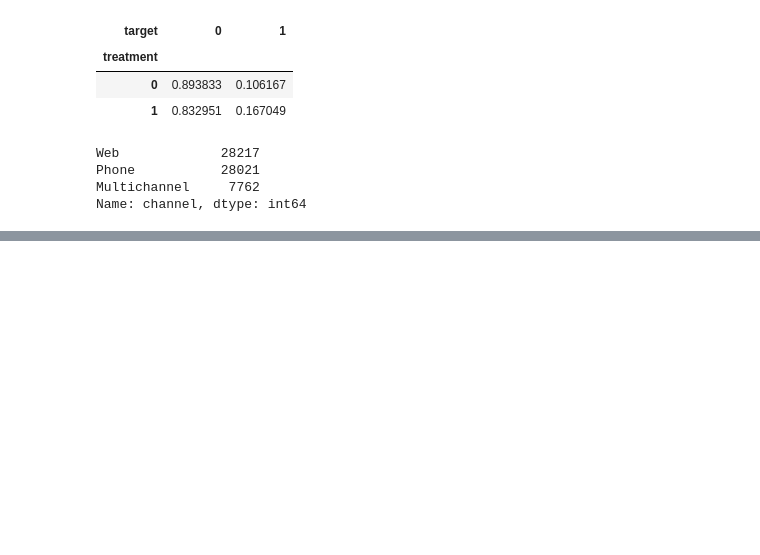
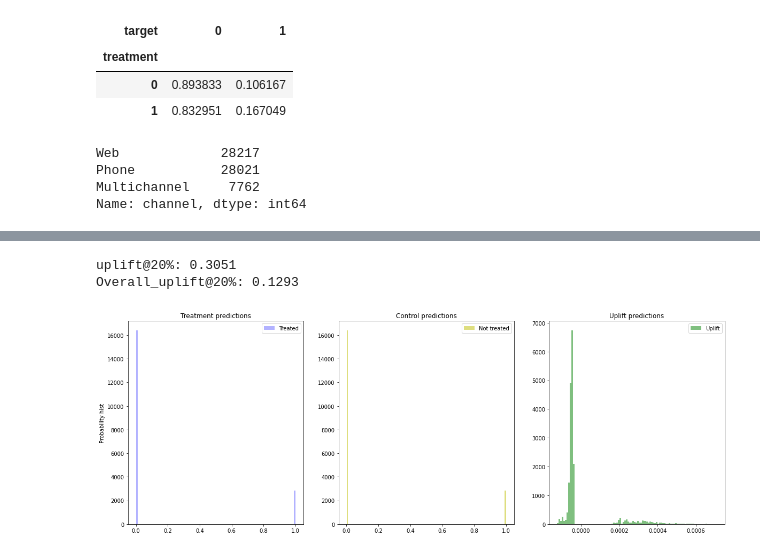
Before and after one commit to Ksenia-90/Machine_learning-_in_business, a Jupyter notebook: HW4.ipynb, the cells around one changed output, grey strips where cells are left out. Cells and saved outputs as stored; diff of their text form; code cells hidden in the pictures; blank space fills up the shorter version.

```diff
--- a/HW4.ipynb
+++ b/HW4.ipynb
@@ -186,14 +210,20 @@ plot_uplift_preds(trmnt_preds=sm_trmnt_preds, ctrl_preds=sm_ctrl_preds);
 # %%
 uplift_sm = sm.predict(X_test)
 
-sm_score = uplift_at_k(y_true=y_test, uplift=uplift_sm, treatment=treat_val, strategy='by_group', k=0.3)
+sm_score = uplift_at_k(y_true=y_test, uplift=uplift_sm, treatment=treant_val, strategy='by_group', k=0.2)
+sm_score_ = uplift_at_k(y_true=y_test, uplift=uplift_sm, treatment=treant_val, strategy='overall', k=0.2)
 print(f'uplift@20%: {sm_score:.4f}')
+print(f'Overall_uplift@20%: {sm_score_:.4f}')
 
-models_results['approach'].append('SoloModel')
-models_results['uplift@30%'].append(sm_score)
+models_results_20['approach'].append('SoloModel')
+models_results_20['uplift@20%'].append(sm_score)
 sm_trmnt_preds = sm.trmnt_preds_
 sm_ctrl_preds = sm.ctrl_preds_
 plot_uplift_preds(trmnt_preds=sm_trmnt_preds, ctrl_preds=sm_ctrl_preds);
+# %% [output]
+uplift@20%: 0.3051
+Overall_uplift@20%: 0.1293
+[figure, added]
 # %%
 uplift_sm = sm.predict(X_test)
 
```
Also changed, not shown: parts of 14 cells of this notebook.
